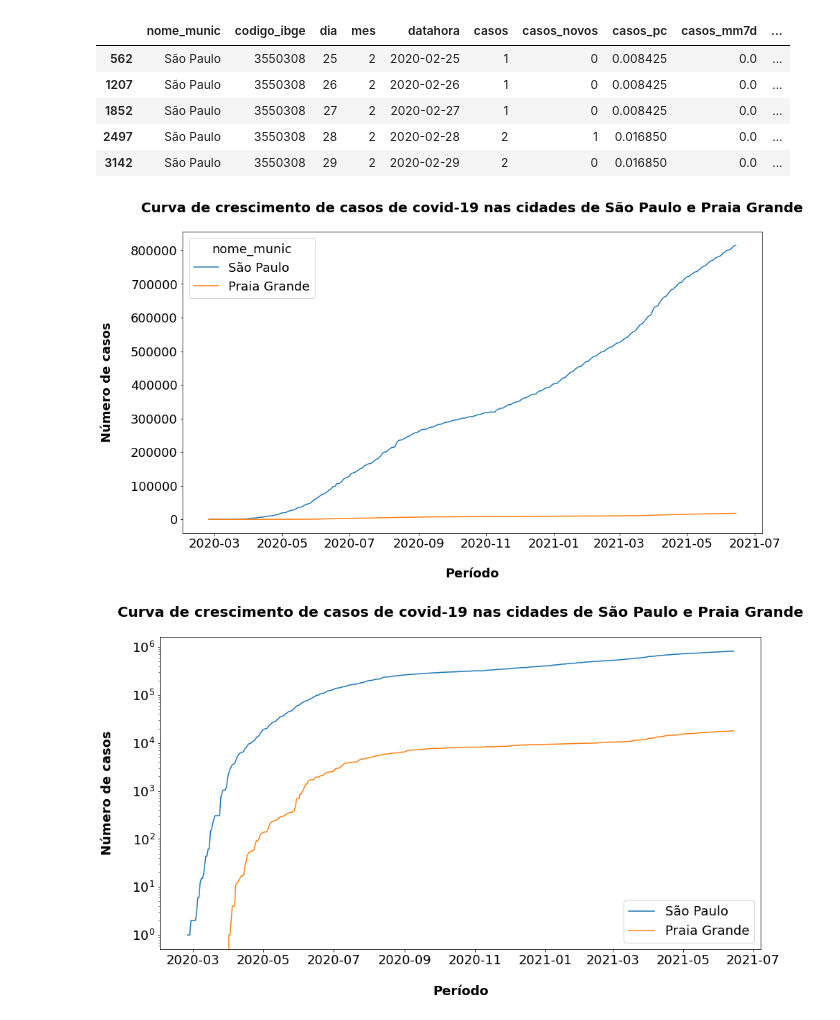
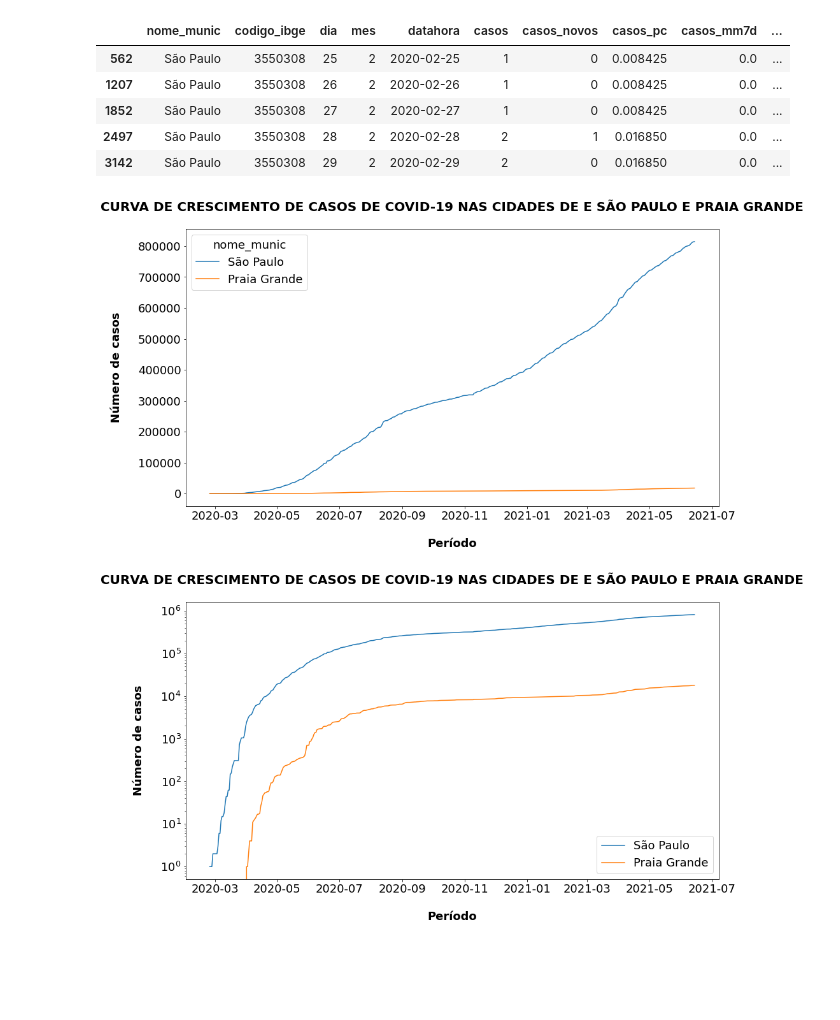
Before and after one commit to silva-felipe/BootCamp_Alura_DataScience, a Jupyter notebook: notebooks/modulo3/Bootcamp(modulo3).ipynb, the cells around one changed output. Cells and saved outputs as stored; diff of their text form; code cells hidden in the pictures; blank space fills up the shorter version.

```diff
--- a/notebooks/modulo3/Bootcamp(modulo3).ipynb
+++ b/notebooks/modulo3/Bootcamp(modulo3).ipynb
@@ -113,22 +113,41 @@ dados_pg.head()
 | 2394 | Praia Grande | 3541000 | 28 | 2 | 2020-02-28 | 0 | 0 | 0.0 | 0.0 | ... |
 | 3039 | Praia Grande | 3541000 | 29 | 2 | 2020-02-29 | 0 | 0 | 0.0 | 0.0 | ... |
 # %%
+nome_cidade = [x for x in dados_pg.nome_munic.unique()]
+
+s = ''
+for x in nome_cidade:
+  s = s + ' ' + x
+
 sns.lineplot(data=dados_pg, x='datahora',y='casos')
-plt.title('Curva de crescimento de casos de covid-19 na cidade de {}\n'.format(dados_pg.nome_munic.unique()[0]).upper(),
+
+plt.title('Curva de crescimento de casos de covid-19 na cidade de{}\n'.format(s).upper(),
           weight='bold',
           fontsize=20)
+
 plt.ylabel('Número de casos\n', weight='bold')
 plt.xlabel('\nPeríodo', weight='bold')
+
 plt.show()
 # %% [output]
 [figure]
 # %%
+nome_cidade = [x for x in dados_pg.nome_munic.unique()]
+
+s = ''
+for x in nome_cidade:
+  s = s + ' ' + x
+
 sns.lineplot(data=dados_pg, x='datahora',y='casos')
-plt.title('Curva de crescimento de casos de covid-19 nas cidades de Praia Grande\n',
+
+plt.title('Curva de crescimento de casos de covid-19 na cidade de{}\n'.format(s),
           weight='bold',
           fontsize=20)
+
 plt.ylabel('Número de casos\n', weight='bold')
 plt.xlabel('\nPeríodo', weight='bold')
+
 plt.yscale('log')
+
 plt.show()
 # %% [output]
@@ -144,16 +163,31 @@ dados_sp_pg.head()
 | 2497 | São Paulo | 3550308 | 28 | 2 | 2020-02-28 | 2 | 1 | 0.016850 | 0.0 | ... |
 | 3142 | São Paulo | 3550308 | 29 | 2 | 2020-02-29 | 2 | 0 | 0.016850 | 0.0 | ... |
 # %%
+nome_cidade = [x for x in dados_sp_pg.nome_munic.unique()]
+
+s = ''
+for x in nome_cidade:
+  s = s + ' e ' + x
+
 sns.lineplot(data=dados_sp_pg, x='datahora', y='casos', hue='nome_munic')
-plt.title('Curva de crescimento de casos de covid-19 nas cidades de São Paulo e Praia Grande\n',
+
+plt.title('Curva de crescimento de casos de covid-19 nas cidades de{}\n'.format(s).upper(),
           weight='bold',
           fontsize=20)
+
 plt.ylabel('Número de casos\n', weight='bold')
 plt.xlabel('\nPeríodo', weight='bold')
+
 plt.show()
 # %% [output]
-[figure, old version]
+[figure, new version]
 # %%
+nome_cidade = [x for x in dados_sp_pg.nome_munic.unique()]
+
+s = ''
+for x in nome_cidade:
+  s = s + ' e ' + x
+
 ax = sns.lineplot(data=dados_sp_pg,
              x='datahora',
              y='casos',
@@ -161,7 +195,7 @@ ax = sns.lineplot(data=dados_sp_pg,
 # ax.legend(bbox_to_anchor=(1.0, 1.0))
 plt.legend(loc=4)
 
-plt.title('Curva de crescimento de casos de covid-19 nas cidades de São Paulo e Praia Grande\n',
+plt.title('Curva de crescimento de casos de covid-19 nas cidades de{}\n'.format(s).upper(),
           weight='bold',
           fontsize=20)
 
@@ -172,4 +206,4 @@ plt.yscale('log')
 
 plt.show()
 # %% [output]
-[figure, old version]
+[figure, new version]
```
Also changed, not shown: parts of 1 cell of this notebook.
